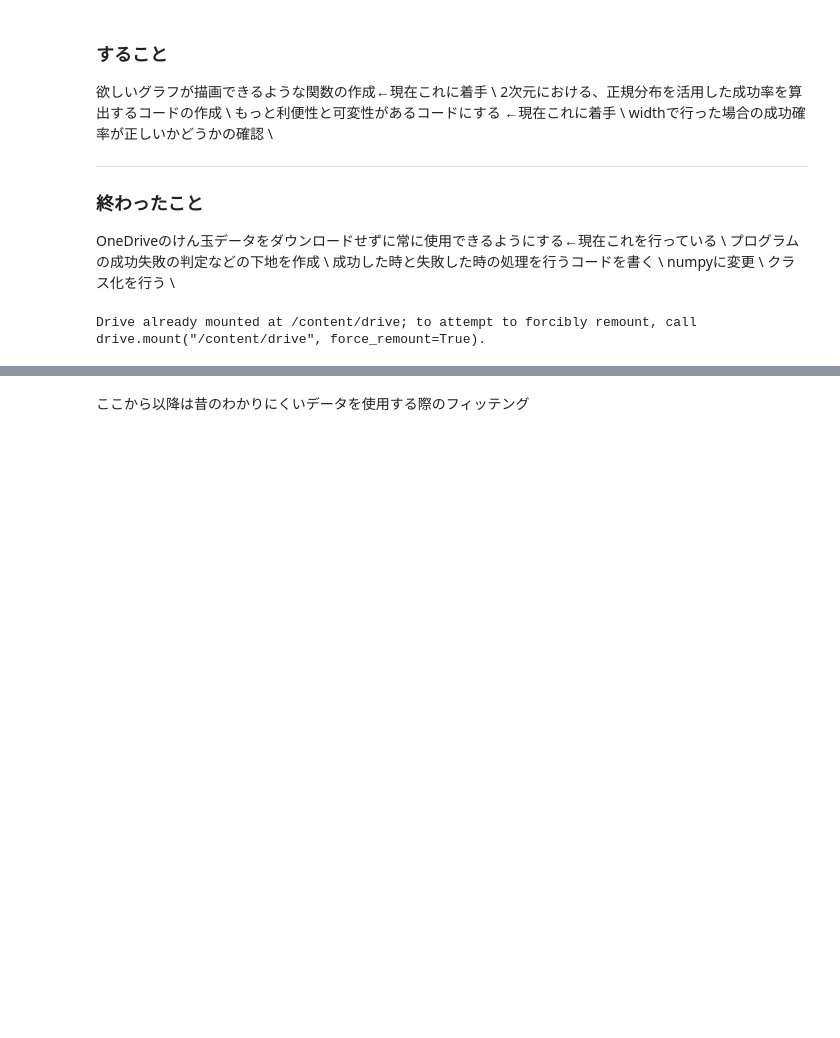
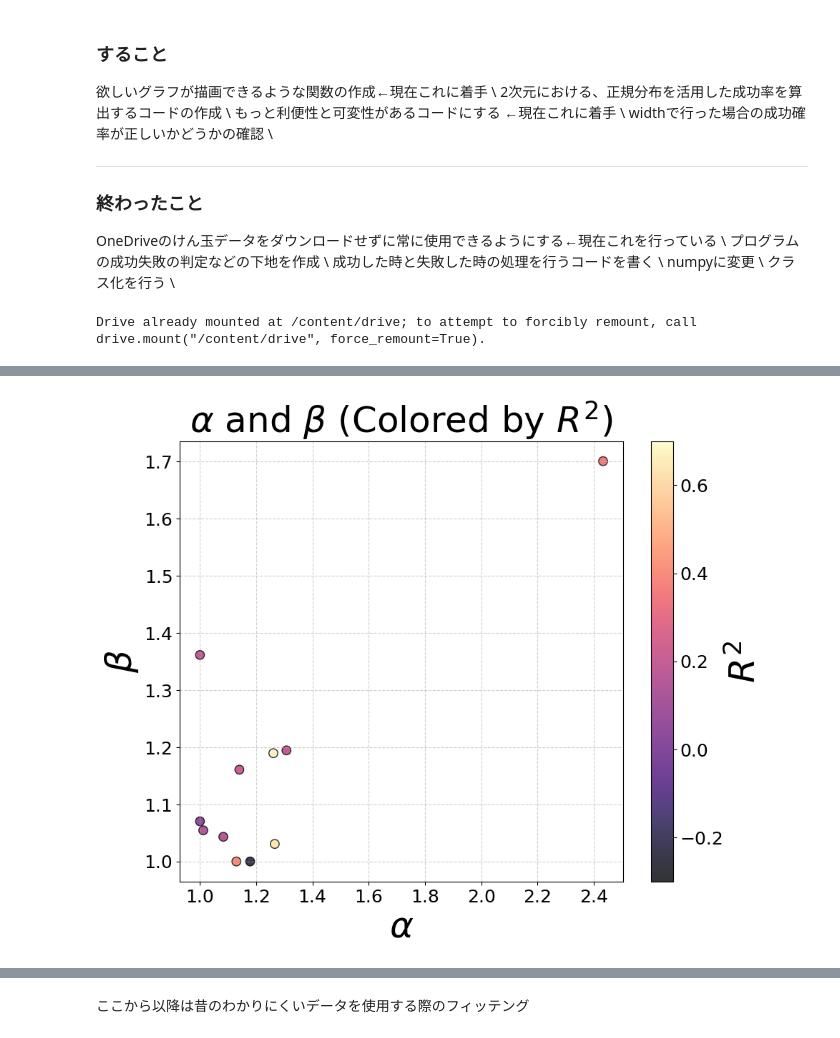
Before and after one commit to kotatakehara/Self-efficacy, a Jupyter notebook: Fact_data_process.ipynb, the cells around one changed output, grey strips where cells are left out. Drawn from its saved outputs; the diff is of its cells as text; code cells hidden in the pictures; blank space fills up the shorter version.

```diff
--- a/Fact_data_process.ipynb
+++ b/Fact_data_process.ipynb
@@ -52,3 +52,57 @@ original_pattern = '/content/drive/MyDrive/kendama_202310_inamura/id01_self/*.cs
 #   else:
 #     succ_check = True
 # print(succ_check)
+# %%
+import matplotlib.pyplot as plt
+import pandas as pd
+
+# データの作成
+data = {
+    "subject": [1, 2, 3, 4, 5, 6, 7, 8, 9, 10, 11, 12],
+    "α": [1.1400, 1.2658, 1.1294, 9.9881, 1.1783,
+          1.3074, 2.4328, 1.0831, 1.2608, 1.0117,
+          1.0000, 1.0000],
+    "β": [1.1607, 1.0307, 1.0000, 3.2115, 1.0000,
+          1.1945, 1.7009, 1.0432, 1.1896, 1.0545,
+          1.0703, 1.3616],
+    "R^2": [0.215, 0.632, 0.396, 0.325, -0.226,
+            0.199, 0.359, 0.158, 0.667, 0.138,
+            0.041, 0.196]
+}
+
+# DataFrameの作成
+df = pd.DataFrame(data)
+
+# 外れ値をある程度除外（α > 5 のデータを除外）
+df_filtered = df[df["α"] <= 5]
+
+# 散布図の作成
+plt.figure(figsize=(10, 8))
+sc = plt.scatter(df_filtered["α"], df_filtered["β"],
+                 c=df_filtered["R^2"], cmap="magma", s=80, alpha=0.8, edgecolors="black",
+                 vmin=-0.3, vmax=0.7)  # カラーマップの範囲を明示
+
+# 軸ラベル（LaTeX表記で「α」「β」を表示）
+plt.xlabel(r"$\alpha$", fontsize=36)
+plt.ylabel(r"$\beta$", fontsize=36)
+plt.title("$\\alpha$ and $\\beta$ (Colored by $R^2$)", fontsize=36)
+
+# 軸の目盛りのフォントサイズを18に調整
+plt.tick_params(axis='x', labelsize=18)
+plt.tick_params(axis='y', labelsize=18)
+
+# カラーバーの追加（決定係数 R^2）
+cbar = plt.colorbar(sc)
+cbar.set_label(r"$R^2$", fontsize=36)
+cbar.ax.tick_params(labelsize=18)
+
+# グリッドの追加
+plt.grid(True, linestyle='--', alpha=0.6)
+
+
+# plt.savefig(f"Scatter Plot of alpha and beta.pdf")
+# files.download(f'Scatter Plot of alpha and beta.pdf')
+
+# 表示
+plt.show()
+# %% [output]
@@ -55,3 +111,4 @@ original_pattern = '/content/drive/MyDrive/kendama_202310_inamura/id01_self/*.cs
+[figure, added]
 # %%
 class Kendama_analyze():
   def __init__(self, original_pattern, number_people):
```
Also changed, not shown: parts of 11 cells of this notebook.
